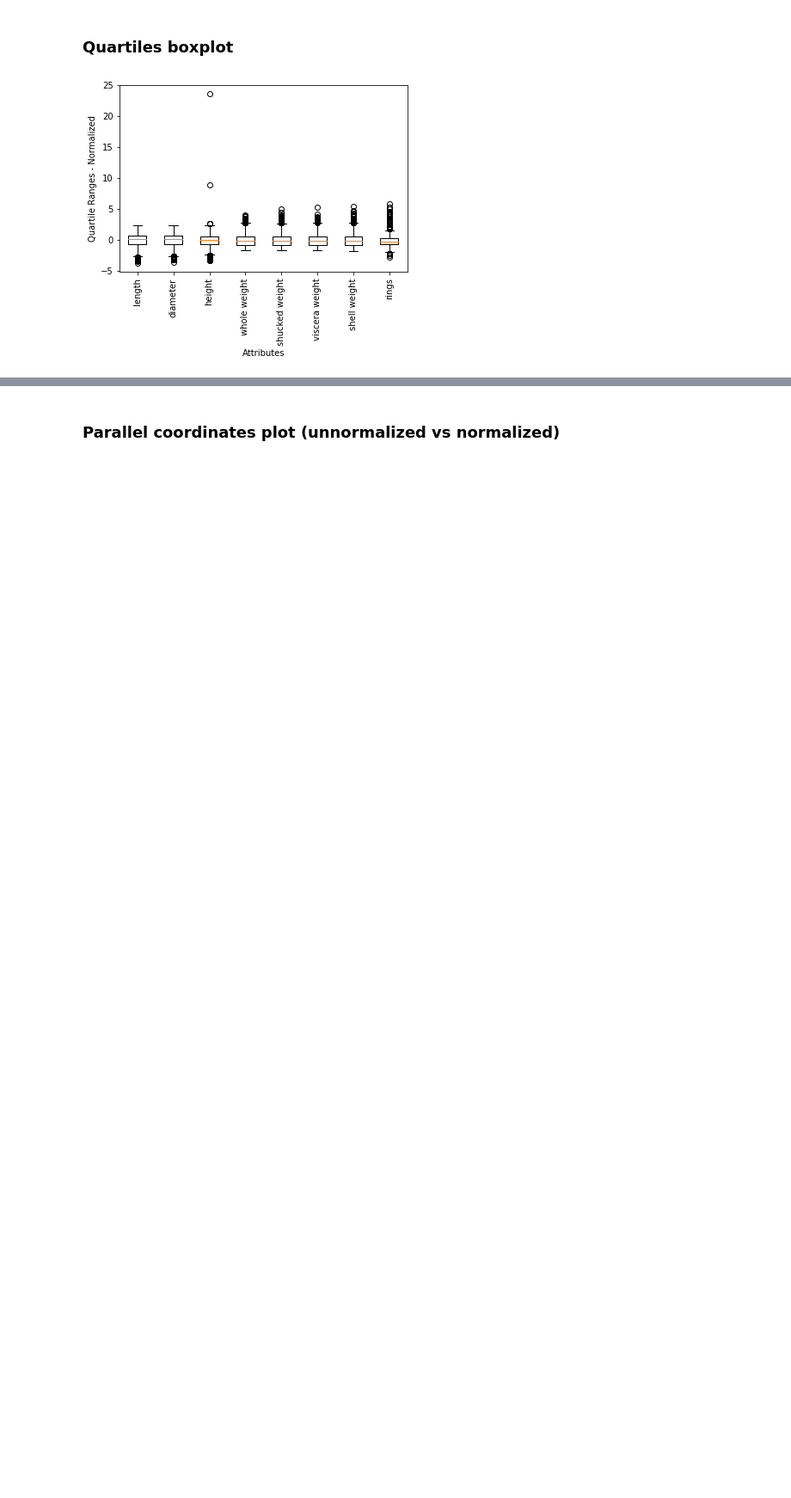
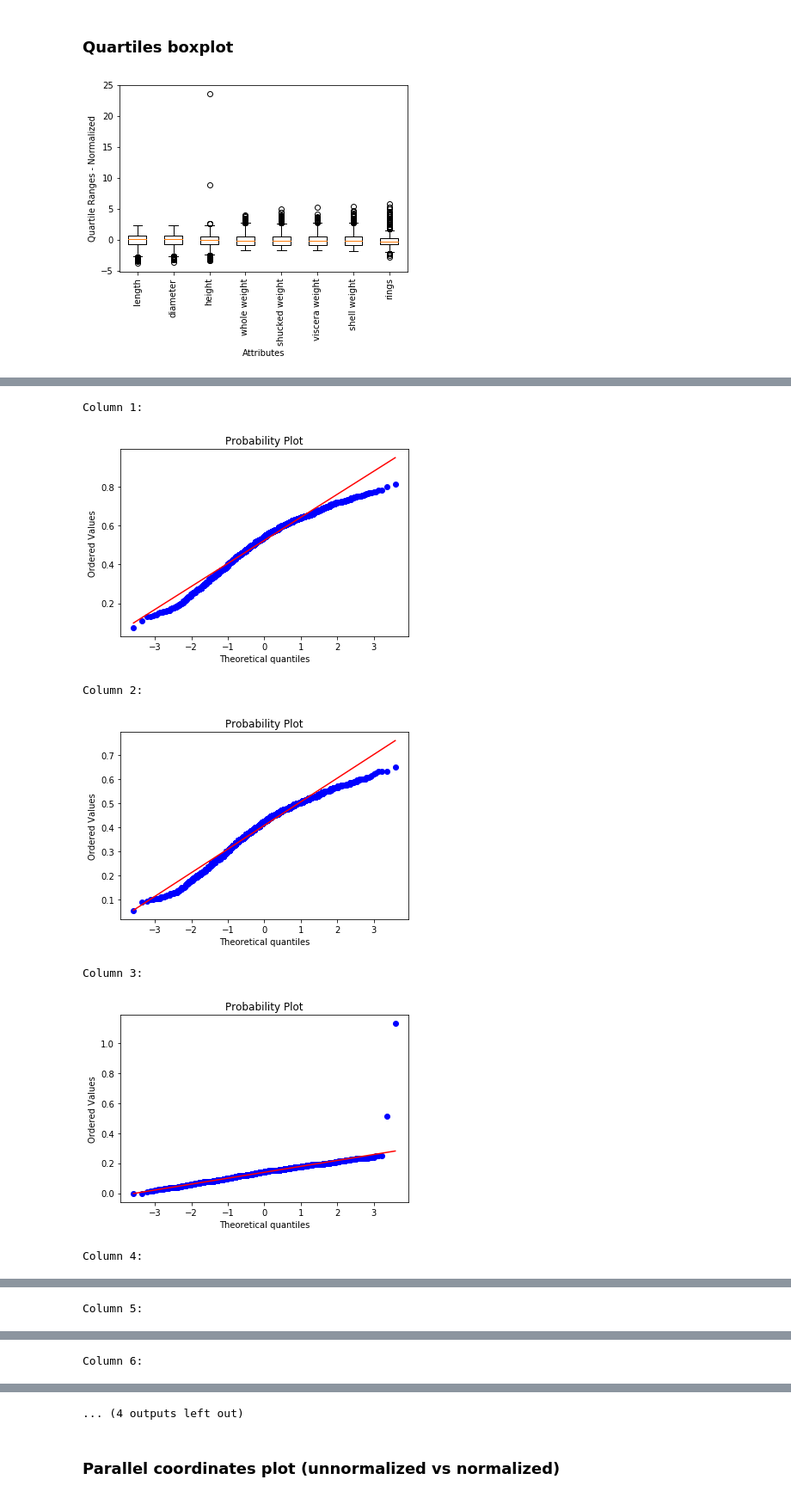
Before and after one commit to felixjohanlehmann/Data-Science, a Jupyter notebook: Abalone.ipynb, the cells around one changed output, grey strips where cells are left out. Shown at 86% size. Saved outputs shown, nothing was run; the diff lists cells and outputs as text; code cells hidden in the pictures; blank space fills up the shorter version.

Commit message:
Propability plots added

```diff
--- a/Abalone.ipynb
+++ b/Abalone.ipynb
@@ -71,0 +63,13 @@ print(nDataCol)
+# %%
+for col in range(len(summary)):
+    stats.probplot(abalone.iloc[:,col + 1], dist = "norm", plot = plot)
+    print("Column " + str(col + 1) + ":")
+    plot.show()
+# %% [output]
+Column 1:
+[figure, added]
+Column 2:
+[figure, added]
+Column 3:
+[figure, added]
+Column 4:
@@ -71,0 +77 @@ print(nDataCol)
+Column 5:
@@ -71,0 +79 @@ print(nDataCol)
+Column 6:
@@ -72,3 +81,4 @@ print(nDataCol)
+... (4 outputs left out)
 # %% [markdown]
 ### Parallel coordinates plot (unnormalized vs normalized)
 # %%
```
Also changed, not shown: parts of 4 cells of this notebook.
